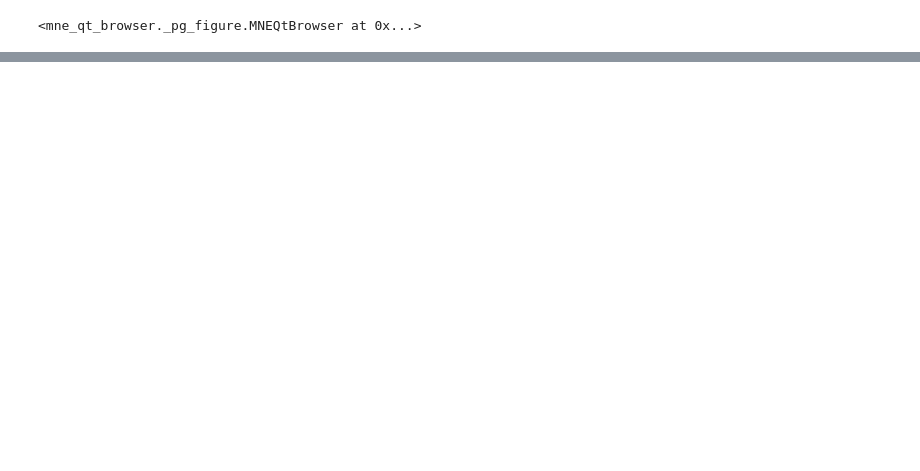
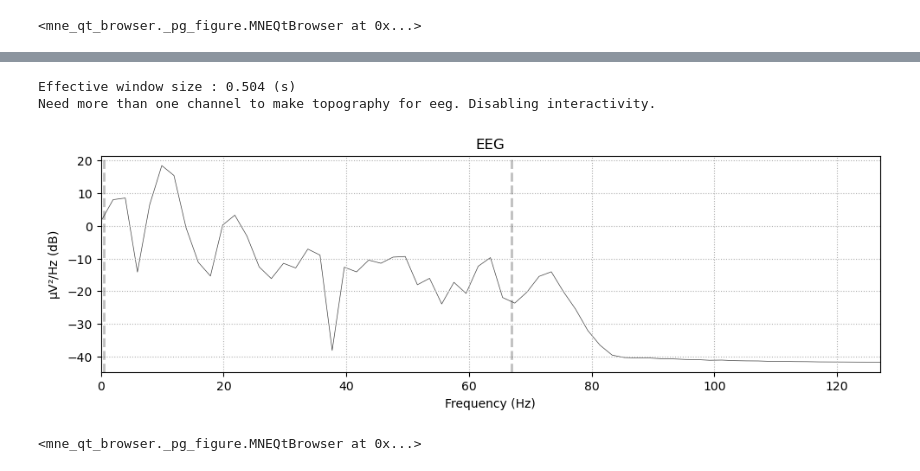
Before and after one commit to Turleyy/EEGresearch, a Jupyter notebook: EEG/read_data_2.ipynb, the cells around one changed output, grey strips where cells are left out. Drawn from its saved outputs; the diff is of its cells as text; code cells hidden in the pictures; blank space fills up the shorter version.

```diff
--- a/EEG/read_data_2.ipynb
+++ b/EEG/read_data_2.ipynb
@@ -115,0 +122,16 @@ plt.show()
+# %%
+n_raw.compute_psd(tmin=26.7, tmax=27.2).plot(picks=['FC3'])
+# %% [output]
+Effective window size : 0.504 (s)
+Need more than one channel to make topography for eeg. Disabling interactivity.
+[figure, added]
+# %%
+high_alpha = mne.Annotations(
+    onset = [26, 26.6],
+    duration = [0.6, 0.7],
+    description = ['delta', 'alpha'],
+)
+n_raw.set_annotations(high_alpha)
+n_raw.plot()
+# %% [output]
+<mne_qt_browser._pg_figure.MNEQtBrowser at 0x...>
```
Also changed, not shown: parts of 6 cells of this notebook.
